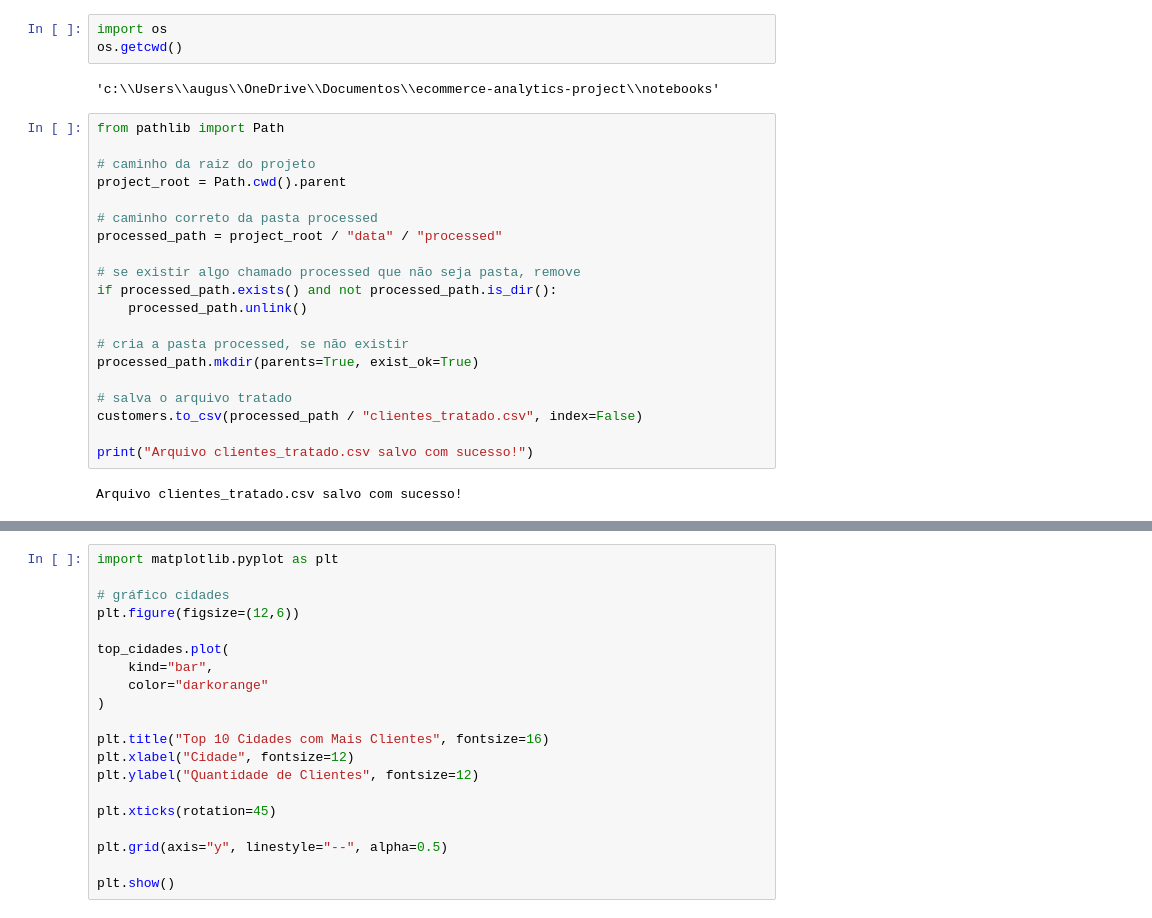
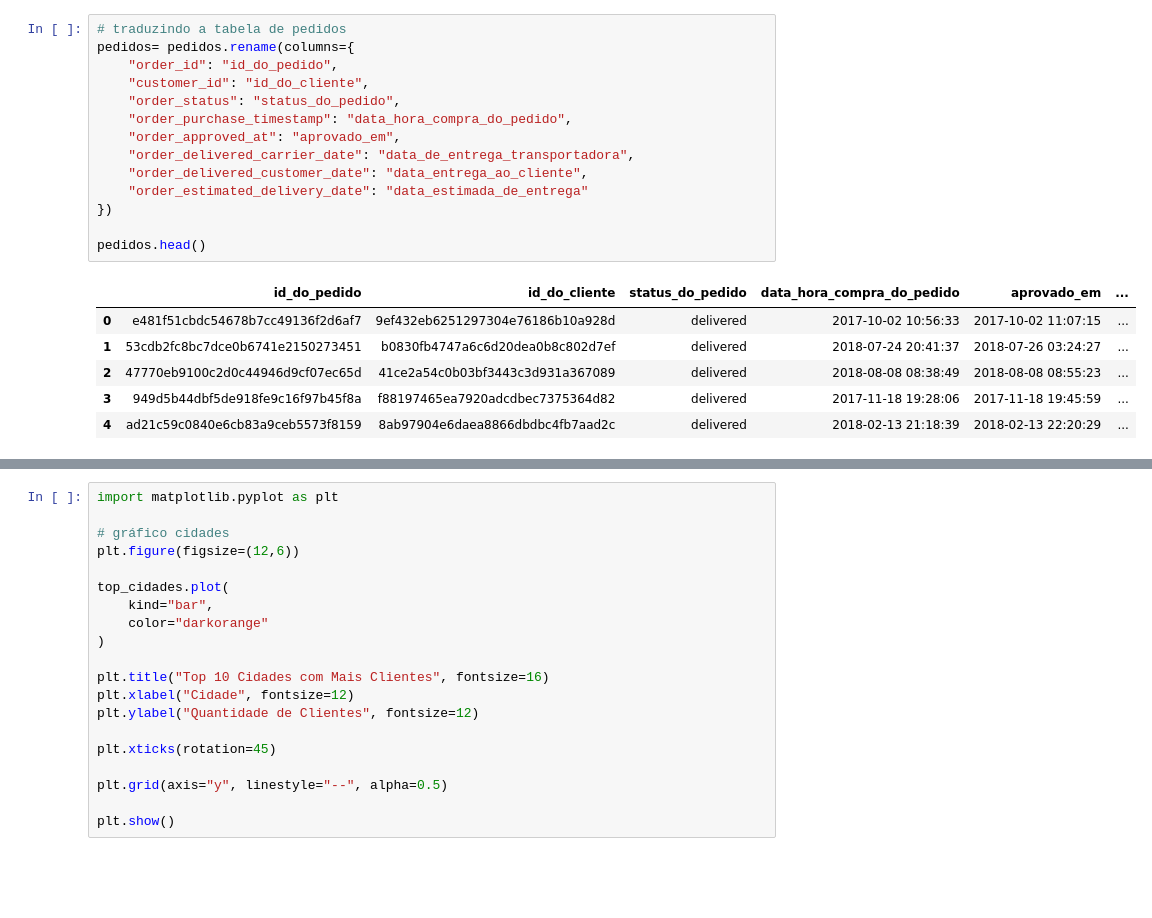
Before and after one commit to August-PS/portfolio-dados, a Jupyter notebook: notebooks/01_data_exploration.ipynb, the cells around one changed output, grey strips where cells are left out. Cells and saved outputs as stored; diff of their text form; blank space fills up the shorter version.

```diff
--- a/notebooks/01_data_exploration.ipynb
+++ b/notebooks/01_data_exploration.ipynb
@@ -70,30 +71,24 @@ customers.head()
 | 2 | 4e7b3e00288586ebd08712fdd0374a03 | 060e732b5b29e8181a18229c7b0b2b5e | 1151 | sao paulo | SP |
 | 3 | b2b6027bc5c5109e529d4dc6358b12c3 | 259dac757896d24d7702b9acbbff3f3c | 8775 | mogi das cruzes | SP |
 | 4 | 4f2d8ab171c80ec8364f7c12e35b23ad | 345ecd01c38d18a9036ed96c73b8d066 | 13056 | campinas | SP |
-# %%
-import os
-os.getcwd()
-# %% [output]
-'c:\\Users\\augus\\OneDrive\\Documentos\\ecommerce-analytics-project\\notebooks'
-# %%
-from pathlib import Path
-
-# caminho da raiz do projeto
-project_root = Path.cwd().parent
-
-# caminho correto da pasta processed
-processed_path = project_root / "data" / "processed"
-
-# se existir algo chamado processed que não seja pasta, remove
-if processed_path.exists() and not processed_path.is_dir():
-    processed_path.unlink()
-
-# cria a pasta processed, se não existir
-processed_path.mkdir(parents=True, exist_ok=True)
-
-# salva o arquivo tratado
-customers.to_csv(processed_path / "clientes_tratado.csv", index=False)
-
-print("Arquivo clientes_tratado.csv salvo com sucesso!")
-# %% [output]
-Arquivo clientes_tratado.csv salvo com sucesso!
+# %%
+# traduzindo a tabela de pedidos
+pedidos= pedidos.rename(columns={
+    "order_id": "id_do_pedido",
+    "customer_id": "id_do_cliente",
+    "order_status": "status_do_pedido",
+    "order_purchase_timestamp": "data_hora_compra_do_pedido",
+    "order_approved_at": "aprovado_em",
+    "order_delivered_carrier_date": "data_de_entrega_transportadora",
+    "order_delivered_customer_date": "data_entrega_ao_cliente",
+    "order_estimated_delivery_date": "data_estimada_de_entrega"
+})
+
+pedidos.head()
+# %% [output]
+|  | id_do_pedido | id_do_cliente | status_do_pedido | data_hora_compra_do_pedido | aprovado_em | ... |
+| 0 | e481f51cbdc54678b7cc49136f2d6af7 | 9ef432eb6251297304e76186b10a928d | delivered | 2017-10-02 10:56:33 | 2017-10-02 11:07:15 | ... |
+| 1 | 53cdb2fc8bc7dce0b6741e2150273451 | b0830fb4747a6c6d20dea0b8c802d7ef | delivered | 2018-07-24 20:41:37 | 2018-07-26 03:24:27 | ... |
+| 2 | 47770eb9100c2d0c44946d9cf07ec65d | 41ce2a54c0b03bf3443c3d931a367089 | delivered | 2018-08-08 08:38:49 | 2018-08-08 08:55:23 | ... |
+| 3 | 949d5b44dbf5de918fe9c16f97b45f8a | f88197465ea7920adcdbec7375364d82 | delivered | 2017-11-18 19:28:06 | 2017-11-18 19:45:59 | ... |
+| 4 | ad21c59c0840e6cb83a9ceb5573f8159 | 8ab97904e6daea8866dbdbc4fb7aad2c | delivered | 2018-02-13 21:18:39 | 2018-02-13 22:20:29 | ... |
```
Also changed, not shown: parts of 28 cells of this notebook.
